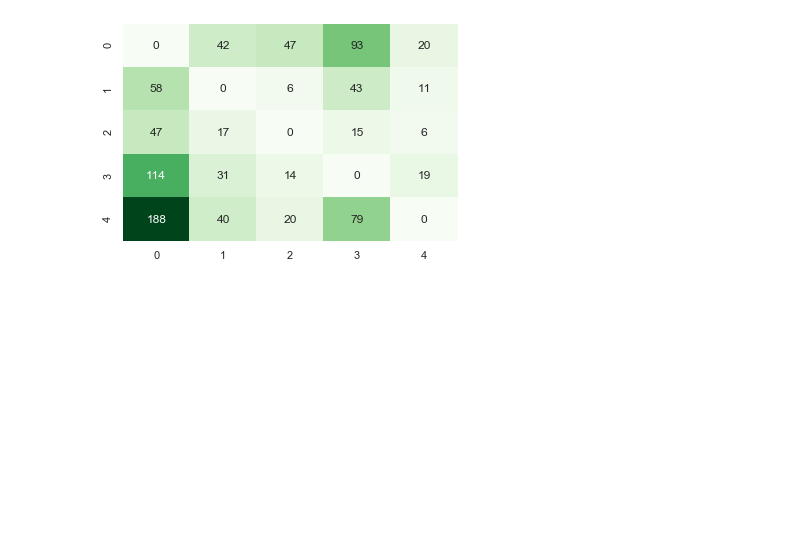
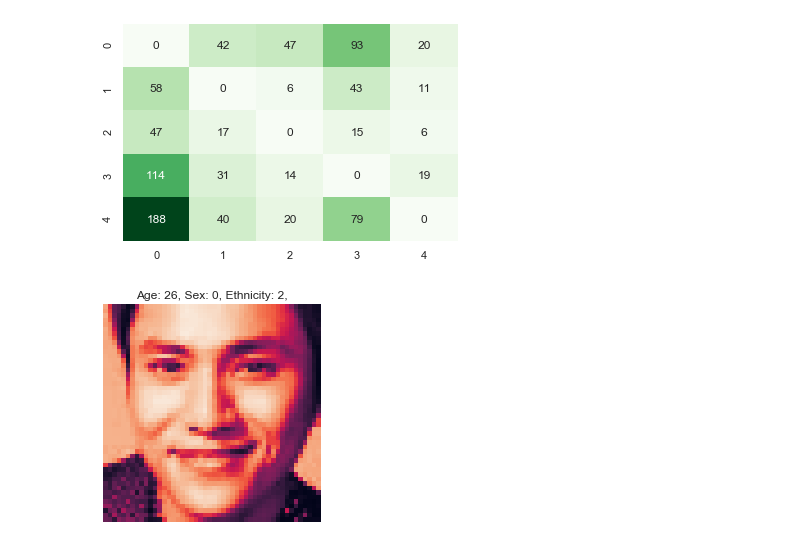
Before and after one commit to marekts/Projects, a Jupyter notebook: Face recognition/face-recognition.ipynb, the cells around one changed output. Saved outputs shown, nothing was run; the diff lists cells and outputs as text; code cells hidden in the pictures; blank space fills up the shorter version.

```diff
--- a/Face recognition/face-recognition.ipynb
+++ b/Face recognition/face-recognition.ipynb
@@ -465,0 +488,13 @@ sns.heatmap(cm, annot=True, fmt='d', cbar=False, cmap='Greens');
+# %%
+# Final check
+random_face = np.random.choice(len(df))
+
+age = df['age'][random_face]
+ethnicity = df['ethnicity'][random_face]
+gender = df['gender'][random_face]
+
+plt.imshow(df['pixels'][random_face])
+plt.title('Age: {0}, Sex: {1}, Ethnicity: {2},'.format(age, gender, ethnicity))
+plt.axis('off');
+# %% [output]
+[figure, added]
```
Also changed, not shown: parts of 8 cells of this notebook.
